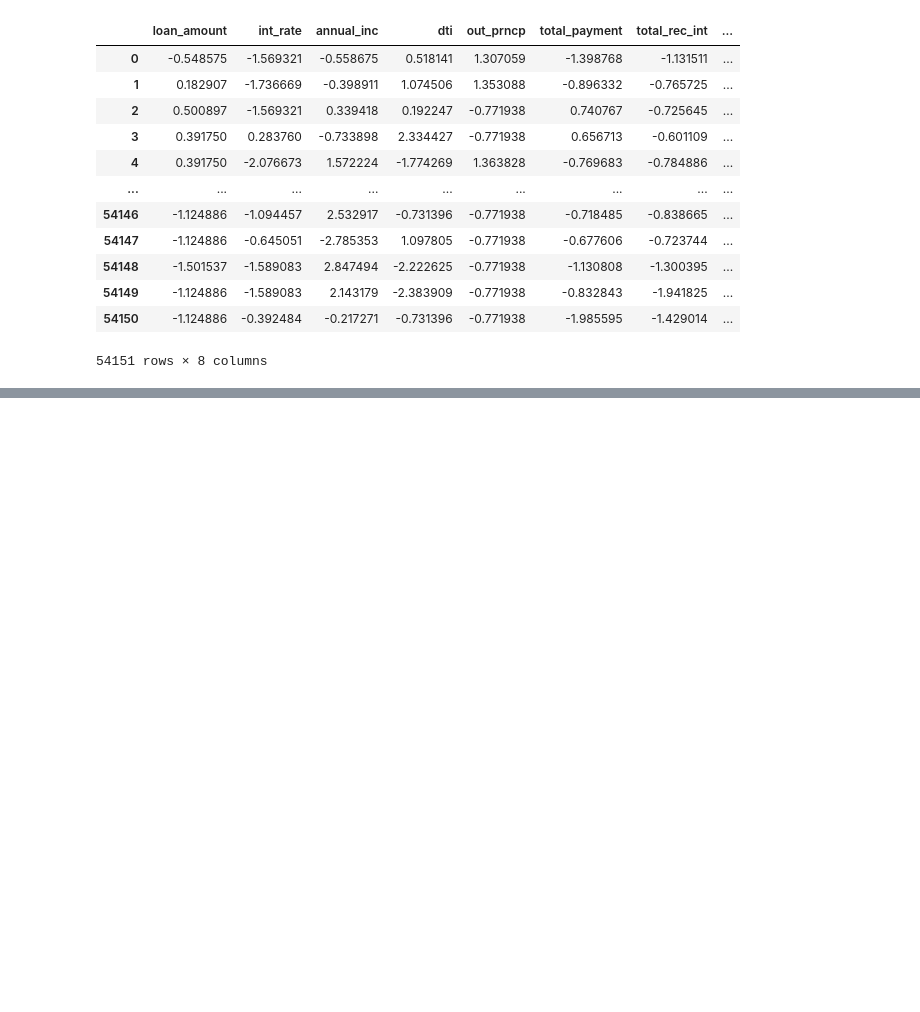
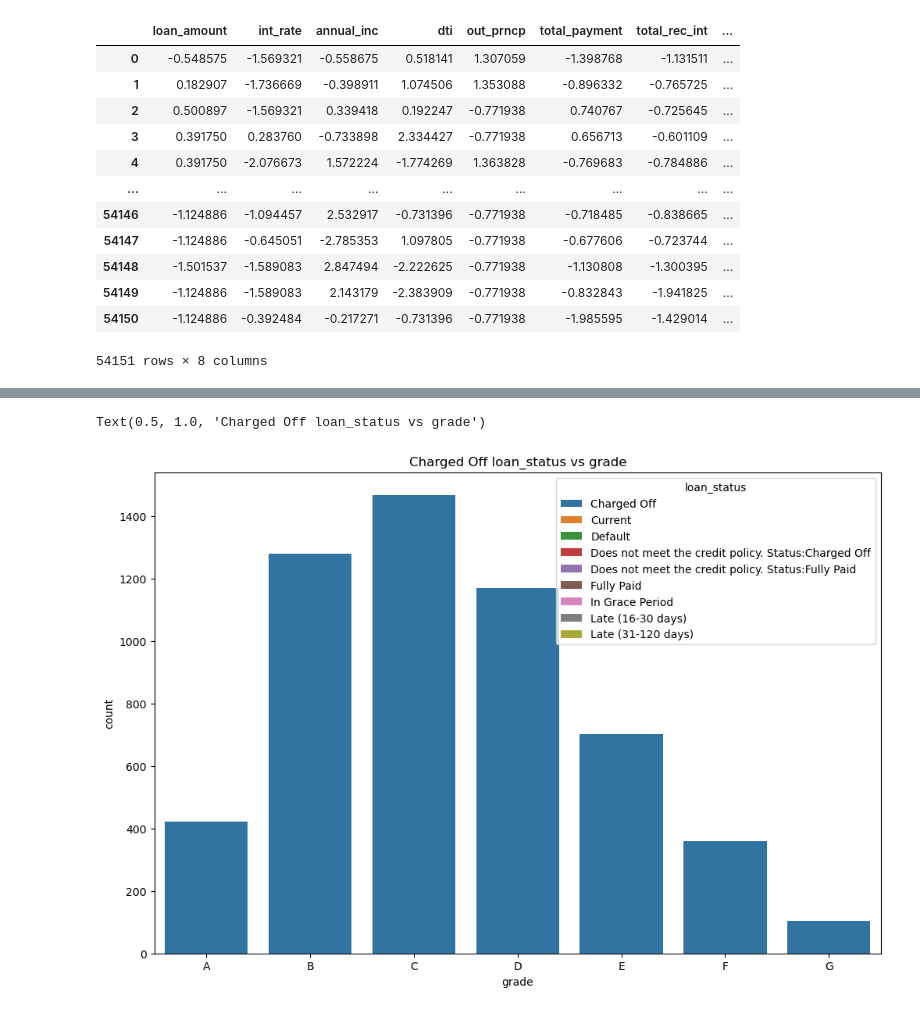
Before and after one commit to ebirien/exploratory-data-analysis---customer-loans-in-finance565, a Jupyter notebook: eda.ipynb, the cells around one changed output, grey strips where cells are left out. Drawn from its saved outputs; the diff is of its cells as text; code cells hidden in the pictures; blank space fills up the shorter version.

```diff
--- a/eda.ipynb
+++ b/eda.ipynb
@@ -425,0 +713,12 @@ df_yeojon.drop(correlated_columns, axis=1)
+# %%
+# Calculating payments made by customers late on payments, Charged Off, and those who have already defaulted
+
+payment =  df['total_payment'].sum()
+
+# Calculating total expected revenue
+df_copy['total_payment_exp'] = df_copy['term'].str.split(' ', expand = True)[0].astype(float) * df_copy['instalment']
+
+total_exp_rev = df_copy['total_payment_exp'].sum()
+
+# Calculating the percentage of total expected revenue represented by these customers
+print(f'Percentage of total expected revenue: {round(100 * payment/total_exp_rev, 2)}%')
@@ -425,0 +729,5 @@ df_yeojon.drop(correlated_columns, axis=1)
+# %%
+# Querying for customers who have already stopped paying.
+df_co = df_copy.loc[(df_copy['loan_status'] == 'Charged Off')]
+df_co = df_co.reset_index(drop=True)
+df_co[['loan_status', 'grade', 'purpose', 'home_ownership']]
@@ -425,0 +748,8 @@ df_yeojon.drop(correlated_columns, axis=1)
+# %%
+# Let's see the relationship between Charged Off loan_status and grade
+fig, ax = plt.subplots(figsize=(12,8))
+sns.countplot(x='grade', hue='loan_status', data=df_co)
+plt.title("Charged Off loan_status vs grade")
+# %% [output]
+Text(0.5, 1.0, 'Charged Off loan_status vs grade')
+[figure, added]
```
Also changed, not shown: parts of 49 cells of this notebook.
